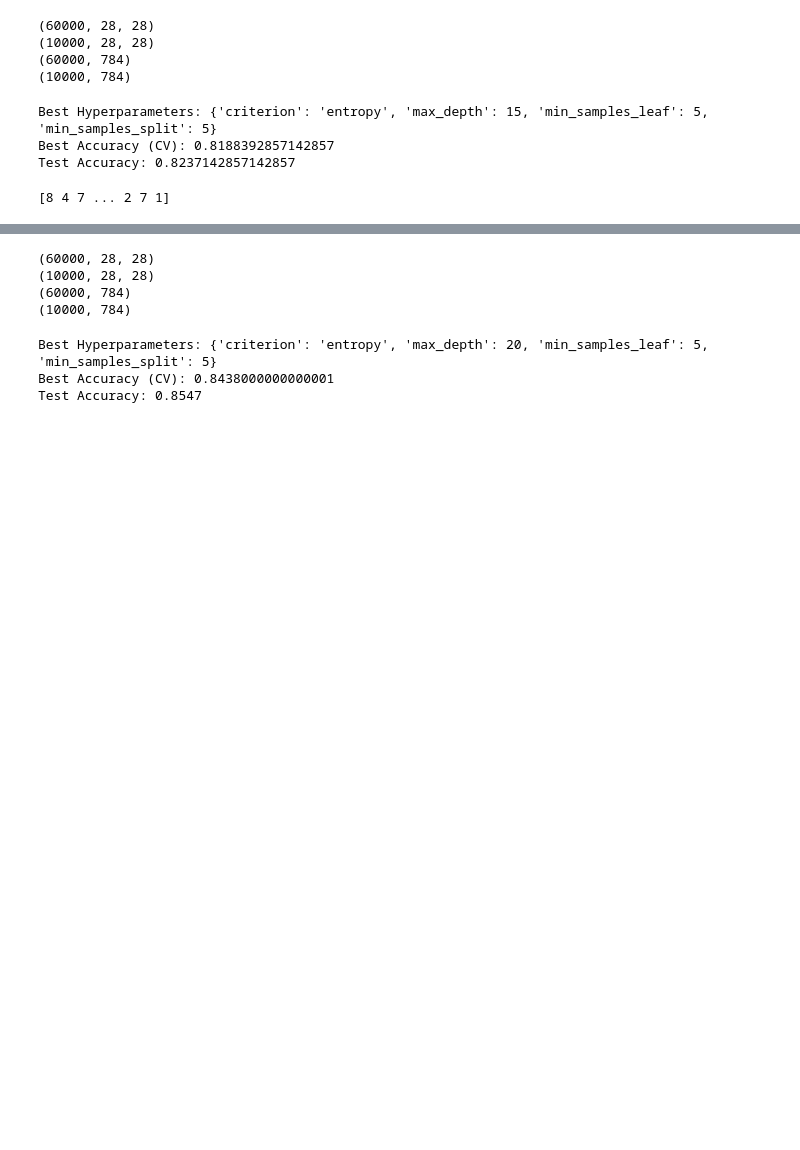
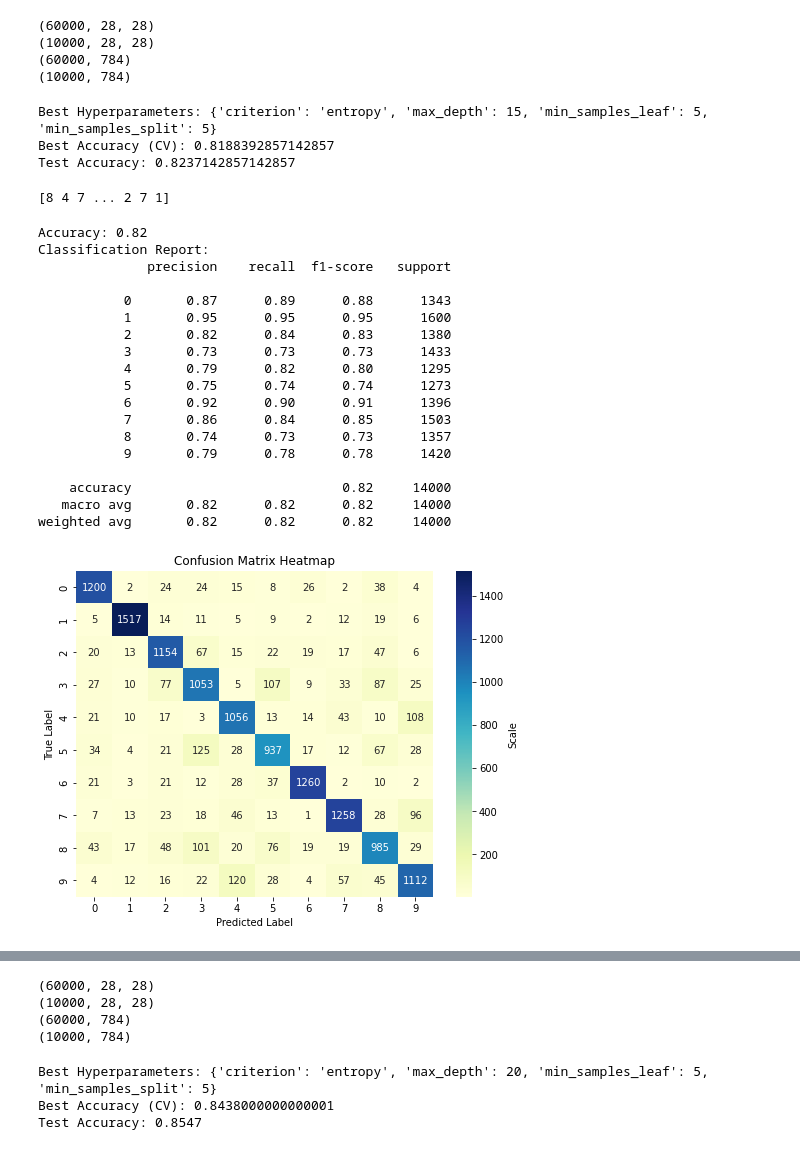
Before and after one commit to Benyamin-Asadi/decision-tree-svm, a Jupyter notebook: P2.ipynb, the cells around one changed output, grey strips where cells are left out. Cells and saved outputs as stored; diff of their text form; code cells hidden in the pictures; blank space fills up the shorter version.

```diff
--- a/P2.ipynb
+++ b/P2.ipynb
@@ -721,6 +767,52 @@ predictions = loaded_model.predict(x_pca_HOG_Sobel_test)
 print(predictions)
 # %% [output]
 [8 4 7 ... 2 7 1]
+# %%
+# Make predictions on the test set
+y_pred = loaded_model.predict(x_pca_HOG_Sobel_test)
+
+# Evaluate the model
+accuracy = accuracy_score(y_pca_HOG_Sobel_test, y_pred)
+report = classification_report(y_pca_HOG_Sobel_test, y_pred)
+
+print(f'Accuracy: {accuracy:.2f}')
+print('Classification Report:')
+print(report)
+
+
+cm = confusion_matrix(y_pca_HOG_Sobel_test, y_pred)
+
+# Create a heatmap for the confusion matrix
+plt.figure(figsize=(8, 6))
+sns.heatmap(cm, annot=True, fmt='d', cmap='YlGnBu', cbar_kws={'label': 'Scale'})
+
+# Set labels and title
+plt.xlabel('Predicted Label')
+plt.ylabel('True Label')
+plt.title('Confusion Matrix Heatmap')
+
+# Show the plot
+plt.show()
+# %% [output]
+Accuracy: 0.82
+Classification Report:
+              precision    recall  f1-score   support
+
+           0       0.87      0.89      0.88      1343
+           1       0.95      0.95      0.95      1600
+           2       0.82      0.84      0.83      1380
+           3       0.73      0.73      0.73      1433
+           4       0.79      0.82      0.80      1295
+           5       0.75      0.74      0.74      1273
+           6       0.92      0.90      0.91      1396
+           7       0.86      0.84      0.85      1503
+           8       0.74      0.73      0.73      1357
+           9       0.79      0.78      0.78      1420
+
+    accuracy                           0.82     14000
+   macro avg       0.82      0.82      0.82     14000
+weighted avg       0.82      0.82      0.82     14000
+[figure, added]
 # %%
 plot_tree_model(loaded_model, 'Raw data centered', 2)
 # %% [output]
```
Also changed, not shown: parts of 7 cells of this notebook.
